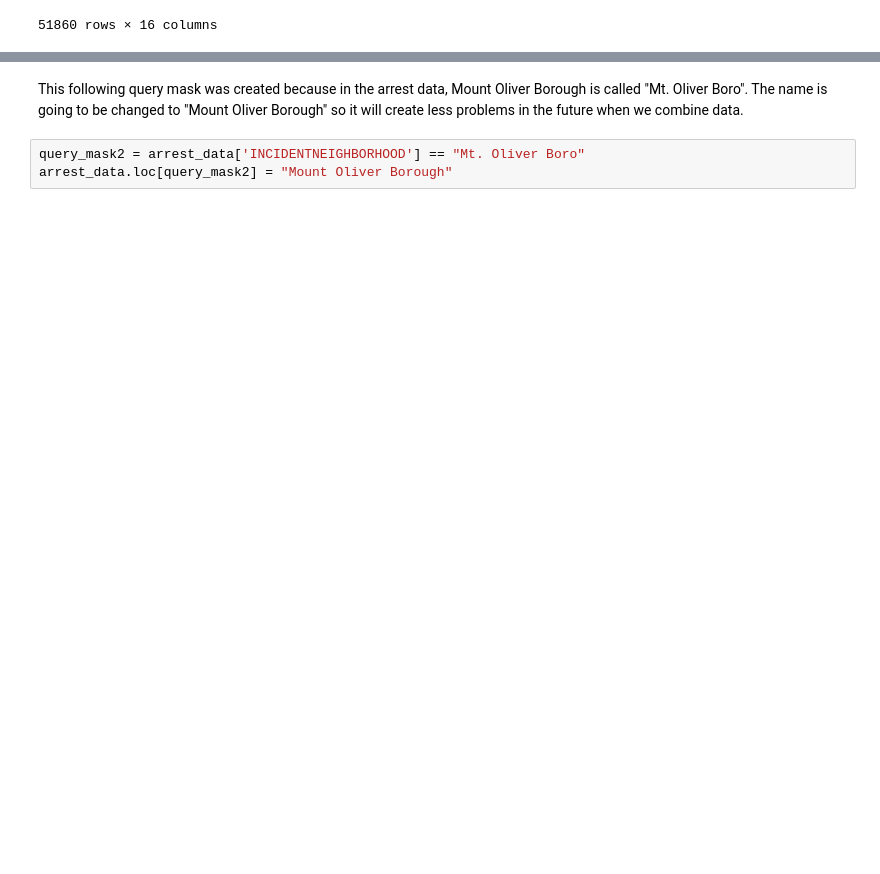
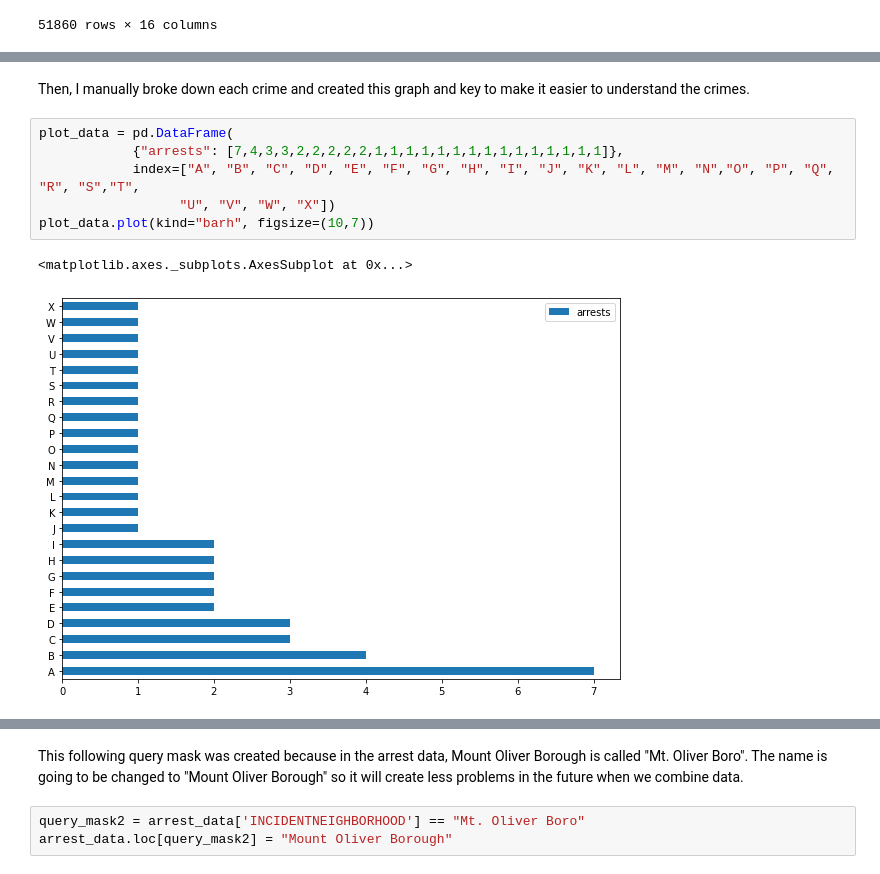
Before and after one commit to gjm55/Big-Ideas-Final, a Jupyter notebook: _group20_-final.ipynb, the cells around one changed output, grey strips where cells are left out. Drawn from its saved outputs; the diff is of its cells as text; blank space fills up the shorter version.

```diff
--- a/_group20_-final.ipynb
+++ b/_group20_-final.ipynb
@@ -174,0 +205,11 @@ arrest_data
+# %% [markdown]
+Then, I manually broke down each crime and created this graph and key to make it easier to understand the crimes.
+# %%
+plot_data = pd.DataFrame(
+            {"arrests": [7,4,3,3,2,2,2,2,2,1,1,1,1,1,1,1,1,1,1,1,1,1,1,1]},
+            index=["A", "B", "C", "D", "E", "F", "G", "H", "I", "J", "K", "L", "M", "N","O", "P", "Q", "R", "S","T",
+                  "U", "V", "W", "X"])
+plot_data.plot(kind="barh", figsize=(10,7))
+# %% [output]
+<matplotlib.axes._subplots.AxesSubplot at 0x...>
+[figure, added]
```
Also changed, not shown: parts of 18 cells of this notebook.
